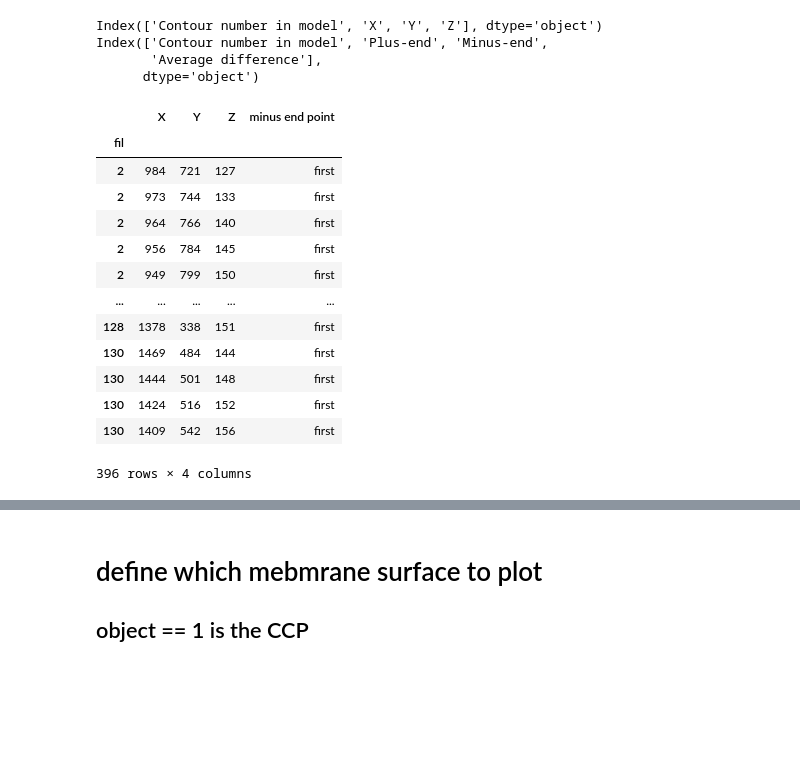
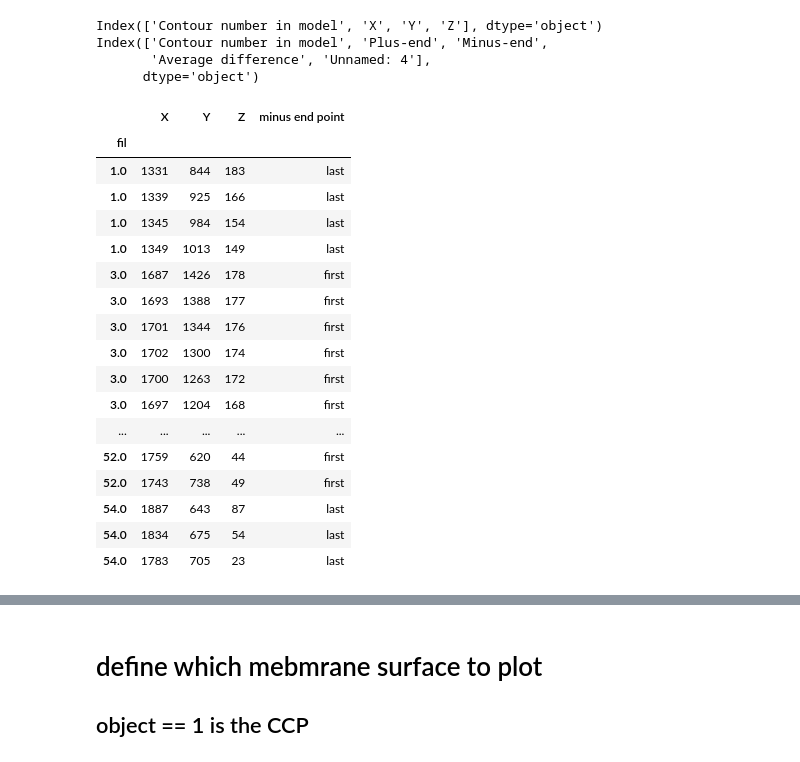
Before and after one commit to kvegesna/polarity-analysis, a Jupyter notebook: Notebooks/Plot_filament_orientations.ipynb, the cells around one changed output, grey strips where cells are left out. Drawn from its saved outputs; the diff is of its cells as text; code cells hidden in the pictures; blank space fills up the shorter version.

```diff
--- a/Notebooks/Plot_filament_orientations.ipynb
+++ b/Notebooks/Plot_filament_orientations.ipynb
@@ -31,0 +91,15 @@ nogoplane = '2018June_Tomo26/Reference_Plane.txt'
+# %%
+# read in the unbranched filament orientation file
+excelfile = pd.read_excel(membrane_path+ orientation_info_file)
+
+# branched filaments
+actinfile1 = membrane_path+branched_filaments_file
+
+# unbranched filaments
+actinfile2 = membrane_path + unbranched_filaments_file
+
+# nogo plane
+nogoplane = membrane_path + nogoplane_name
+# membrane
+membranefile = membrane_path + membranefilename
+excelfile
@@ -32,14 +117,16 @@ nogoplane = '2018June_Tomo26/Reference_Plane.txt'
 # %%
-# working_dir = os.curdir
-actinfile1 = '2018June_Tomo26/UnbranchedActin_2018June_Tomo26_CME_Invagination.txt'
-actinfile2 = '2018June_Tomo26/BranchedActin_2018June_Tomo26_CME_Invagination.txt'
-membranefile = '2018June_Tomo26/Membrane_2018June_Tomo26_CME_Invagination.txt'
-#TODO: add in excel file into the code
-#excelfile = 'placeholder.txt'
-excelfile = pd.read_excel('2018June_Tomo26/UnbranchedFilamentOrientationInfo.xlsx')
-# c = open(membranefile,'r')
-# c.readlines()
-nogoplane = '2018June_Tomo26/Reference_Plane.txt'
+# more manual way of finding the filex
+
+# # working_dir = os.curdir
+# actinfile1 = '2018June_Tomo26/UnbranchedActin_2018June_Tomo26_CME_Invagination.txt'
+# actinfile2 = '2018June_Tomo26/BranchedActin_2018June_Tomo26_CME_Invagination.txt'
+# membranefile = '2018June_Tomo26/Membrane_2018June_Tomo26_CME_Invagination.txt'
+# #TODO: add in excel file into the code
+# #excelfile = 'placeholder.txt'
+# excelfile = pd.read_excel('2018June_Tomo26/UnbranchedFilamentOrientationInfo.xlsx')
+# # c = open(membranefile,'r')
+# # c.readlines()
+# nogoplane = '2018June_Tomo26/Reference_Plane.txt'
 # %%
 data_xls = excelfile
 data_xls
@@ -55,7 +142,8 @@ def read_text_unbranched_coords(file, label = 'fil'):
     coords = pd.read_table(ub_coordsfile, delim_whitespace=True)
     coords.columns = ['Contour number in model', 'X', 'Y', 'Z']
     return coords
-ub_coords = read_text_unbranched_coords(actinfile1)
+# actinfile2 is unbranched filaments
+ub_coords = read_text_unbranched_coords(actinfile2)
 
 
 #Purpose: Merge unbranched coords txt file with dataframe from excel file
@@ -75,46 +163,50 @@ merged_df
 #Purpose: Add tag to the merged df
 plus_ends = {}
 for index, row in merged_df.iterrows():
     if(row['Minus-end'] == 1):
         #print('ya')
         plus_ends[row['Contour number in model']] = 'last'
     else:
         plus_ends[row['Contour number in model']] = 'first'
 list_of_ends = []
 for index, row in merged_df.iterrows():
     if(plus_ends[row['Contour number in model']] == 'last'):
         list_of_ends += ['first']
     else:
         list_of_ends += ['last']
 merged_df['minus end point'] = list_of_ends
 merged_df.head(50)
 merged_df= merged_df.rename(columns = {'Contour number in model':'contour'})
 merged_df
 
 #Purpose: Select certain columns from merged table only
 selected = merged_df[['contour', 'X', 'Y', 'Z', 'minus end point']]
 selected= selected.rename(columns = {'contour':'fil'})
 selected_ub_coords = selected.set_index('fil')
 selected_ub_coords
 # %% [output]
 Index(['Contour number in model', 'X', 'Y', 'Z'], dtype='object')
 Index(['Contour number in model', 'Plus-end', 'Minus-end',
-       'Average difference'],
+       'Average difference', 'Unnamed: 4'],
       dtype='object')
 |  | X | Y | Z | minus end point |
 | fil |  |  |  |  |
-| 2 | 984 | 721 | 127 | first |
-| 2 | 973 | 744 | 133 | first |
-| 2 | 964 | 766 | 140 | first |
-| 2 | 956 | 784 | 145 | first |
-| 2 | 949 | 799 | 150 | first |
+| 1.0 | 1331 | 844 | 183 | last |
+| 1.0 | 1339 | 925 | 166 | last |
+| 1.0 | 1345 | 984 | 154 | last |
+| 1.0 | 1349 | 1013 | 149 | last |
+| 3.0 | 1687 | 1426 | 178 | first |
+| 3.0 | 1693 | 1388 | 177 | first |
+| 3.0 | 1701 | 1344 | 176 | first |
+| 3.0 | 1702 | 1300 | 174 | first |
+| 3.0 | 1700 | 1263 | 172 | first |
+| 3.0 | 1697 | 1204 | 168 | first |
 | ... | ... | ... | ... | ... |
-| 128 | 1378 | 338 | 151 | first |
-| 130 | 1469 | 484 | 144 | first |
-| 130 | 1444 | 501 | 148 | first |
-| 130 | 1424 | 516 | 152 | first |
-| 130 | 1409 | 542 | 156 | first |
+| 52.0 | 1759 | 620 | 44 | first |
+| 52.0 | 1743 | 738 | 49 | first |
+| 54.0 | 1887 | 643 | 87 | last |
+| 54.0 | 1834 | 675 | 54 | last |
+| 54.0 | 1783 | 705 | 23 | last |
-396 rows × 4 columns
 # %%
 #  read in text file
 # for all txt filex
```
Also changed, not shown: parts of 22 cells of this notebook, 18 other files.
